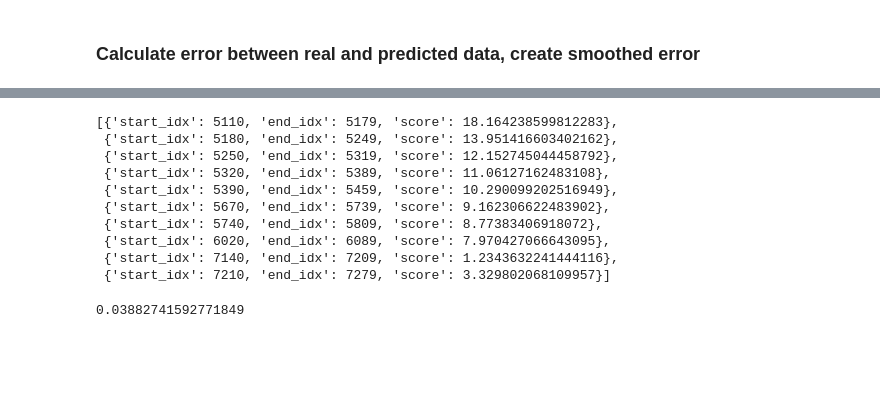
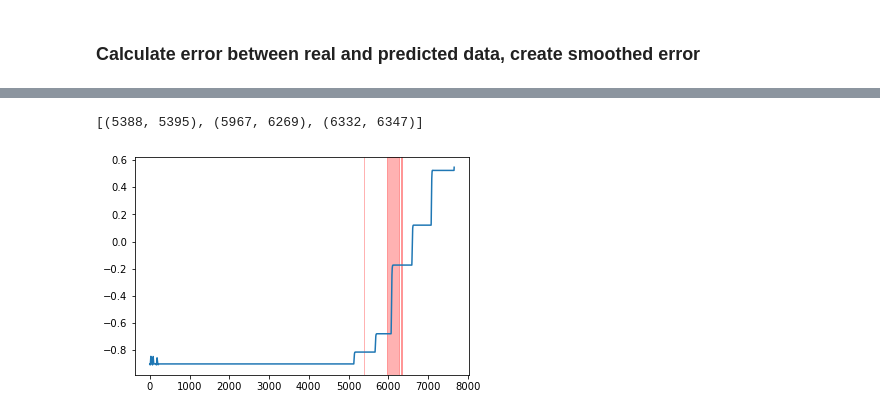
Before and after one commit to NorbertKlockiewicz/AnomalyDetection, a Jupyter notebook: Model.ipynb, the cells around one changed output, grey strips where cells are left out. Saved outputs shown, nothing was run; the diff lists cells and outputs as text; code cells hidden in the pictures; blank space fills up the shorter version.

```diff
--- a/Model.ipynb
+++ b/Model.ipynb
@@ -407,5 +658,5 @@ plotter.plot_detected_anomalies(errors.E_seq, plot_real_data=False)
 # %%
-class Errors_a:
+class Errors_b:
     def __init__(self, channel):
         self.window_size = 30
         self.batch_size = 70
@@ -515,7 +766,7 @@ class Errors_a:
             self.merge_scores()
 
 
-class ErrorWindow_a:
+class ErrorWindow_b:
     def __init__(self, channel, start_idx, end_idx, errors, window_num):
 
         self.i_anom = np.array([])
@@ -750,17 +977,11 @@ array([5110., 5111., 5112., 5113., 5114., 5115., 5116., 5117., 5118.,
-# %%
-error.anom_scores
-# %% [output]
-[{'start_idx': 5110, 'end_idx': 5179, 'score': 18.164238599812283},
- {'start_idx': 5180, 'end_idx': 5249, 'score': 13.951416603402162},
- {'start_idx': 5250, 'end_idx': 5319, 'score': 12.152745044458792},
- {'start_idx': 5320, 'end_idx': 5389, 'score': 11.06127162483108},
- {'start_idx': 5390, 'end_idx': 5459, 'score': 10.290099202516949},
- {'start_idx': 5670, 'end_idx': 5739, 'score': 9.162306622483902},
- {'start_idx': 5740, 'end_idx': 5809, 'score': 8.77383406918072},
- {'start_idx': 6020, 'end_idx': 6089, 'score': 7.970427066643095},
- {'start_idx': 7140, 'end_idx': 7209, 'score': 1.2343632241444116},
- {'start_idx': 7210, 'end_idx': 7279, 'score': 3.329802068109957}]
-# %%
-error.normalized
-# %% [output]
-0.03882741592771849
+# %%
+error_b = Errors_b(new_channel)
+error_b.process_batches(new_channel)
+# %%
+error_b.E_seq
+# %% [output]
+[(5388, 5395), (5967, 6269), (6332, 6347)]
+# %%
+plotter.plot_detected_anomalies(error_b.E_seq, plot_real_data=False)
+# %% [output]
+[figure, added]
```
Also changed, not shown: parts of 16 cells of this notebook, 1 other file.
